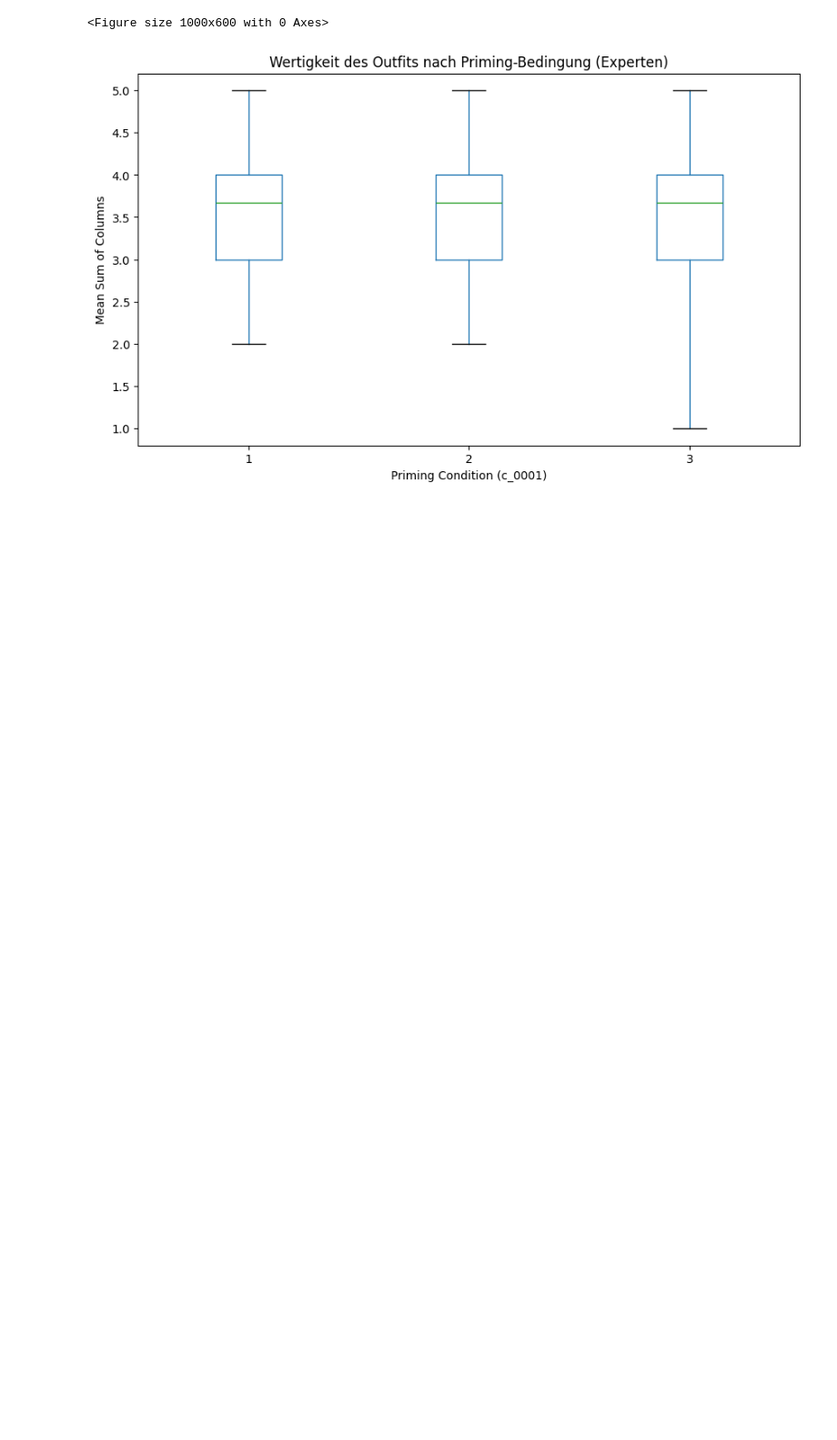
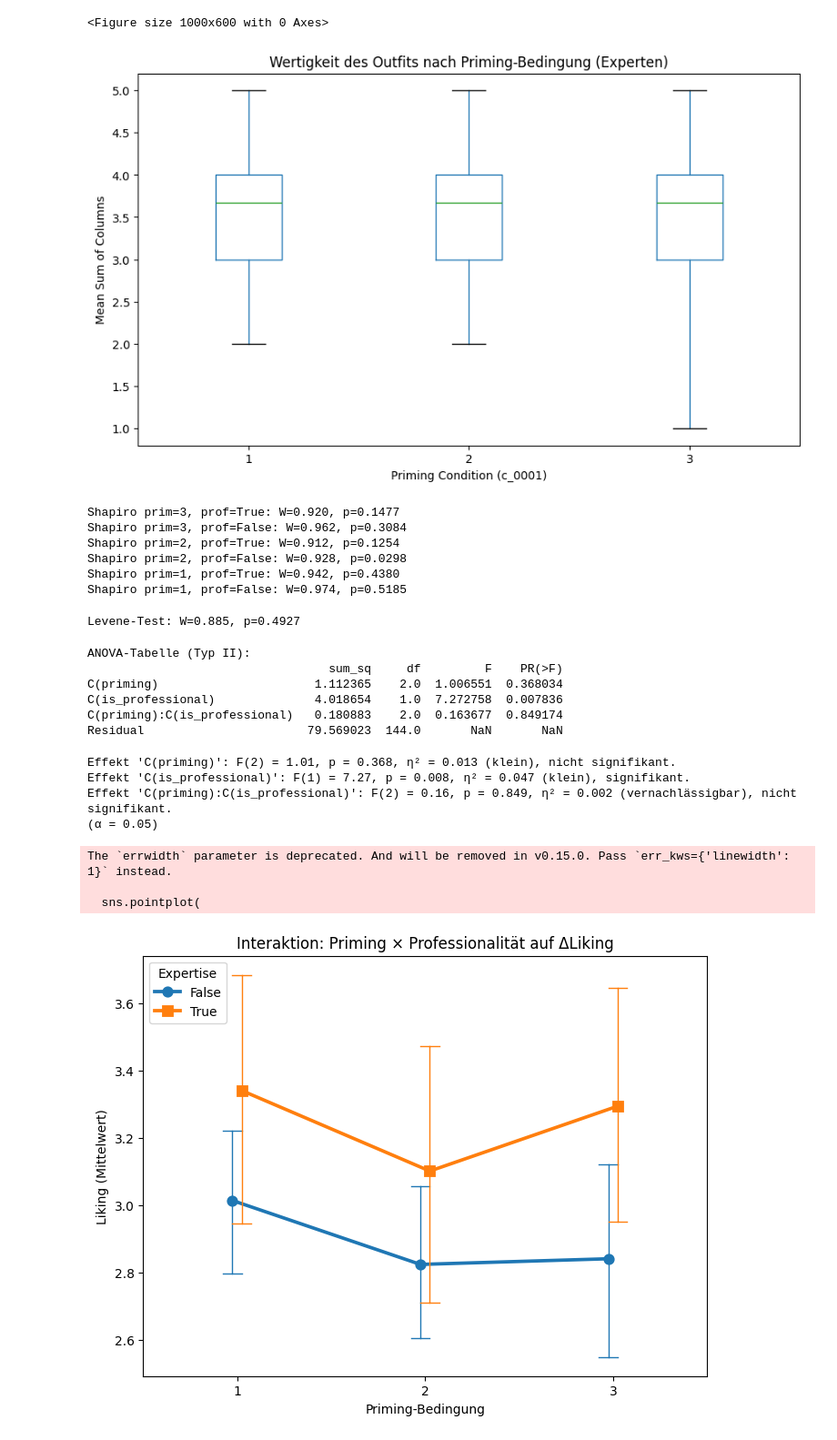
Before and after one commit to jkleinau/Datenanalyse, a Jupyter notebook: main.ipynb, the cells around one changed output. Shown at 91% size. Cells and saved outputs as stored; diff of their text form; code cells hidden in the pictures; blank space fills up the shorter version.

Commit message:
Added ANOVA analysis of first hypothesis

```diff
--- a/main.ipynb
+++ b/main.ipynb
@@ -453,3 +422,46 @@ plt.show()
 # %% [output]
 <Figure size 1000x600 with 0 Axes>
 [figure]
+# %%
+liking_columns = ['v_10959','v_10960','v_10961', 'v_10906','v_10907','v_10908','v_10915','v_10916','v_10917', 'v_10924','v_10925','v_10926', 'v_10933','v_10934','v_10935', 'v_10942','v_10943','v_10944', 'v_10951','v_10952','v_10953']
+# %%
+q_set = get_q_columns_from_v(liking_columns, rename_maps)
+columns_to_analyze = list(q_set)
+combined_df['mean_liking'] = combined_df[columns_to_analyze].mean(axis=1)
+
+for prim in combined_df['priming'].unique():
+    for prof in [True, False]:
+        grp = combined_df[(combined_df['priming']==prim) & (combined_df['is_professional']==prof)]['mean_liking']
+        if len(grp) >= 3:
+            W, p = shapiro(grp)
+            print(f"Shapiro prim={prim}, prof={prof}: W={W:.3f}, p={p:.4f}")
+# %% [output]
+Shapiro prim=3, prof=True: W=0.920, p=0.1477
+Shapiro prim=3, prof=False: W=0.962, p=0.3084
+Shapiro prim=2, prof=True: W=0.912, p=0.1254
+Shapiro prim=2, prof=False: W=0.928, p=0.0298
+Shapiro prim=1, prof=True: W=0.942, p=0.4380
+Shapiro prim=1, prof=False: W=0.974, p=0.5185
+# %%
+groups = [
+    combined_df[(combined_df['priming']==prim) & (combined_df['is_professional']==prof)]['mean_liking']
+    for prim in combined_df['priming'].unique()
+    for prof in [True, False]
+]
+W_le, p_le = levene(*groups)
+print(f"\nLevene-Test: W={W_le:.3f}, p={p_le:.4f}")
+# %% [output]
+Levene-Test: W=0.885, p=0.4927
+# %%
+model = ols('mean_liking ~ C(priming) * C(is_professional)', data=combined_df).fit()
+anova_table = sm.stats.anova_lm(model, typ=2)
+
+print("\nANOVA-Tabelle (Typ II):")
+print(anova_table)
+# %% [output]
+ANOVA-Tabelle (Typ II):
+                                  sum_sq     df         F    PR(>F)
+C(priming)                      1.112365    2.0  1.006551  0.368034
+C(is_professional)              4.018654    1.0  7.272758  0.007836
+C(priming):C(is_professional)   0.180883    2.0  0.163677  0.849174
+Residual                       79.569023  144.0       NaN       NaN
@@ -455,0 +506,24 @@ plt.show()
+# %%
+summarize_anova(anova_table)
+# %% [output]
+Effekt 'C(priming)': F(2) = 1.01, p = 0.368, η² = 0.013 (klein), nicht signifikant.
+Effekt 'C(is_professional)': F(1) = 7.27, p = 0.008, η² = 0.047 (klein), signifikant.
+Effekt 'C(priming):C(is_professional)': F(2) = 0.16, p = 0.849, η² = 0.002 (vernachlässigbar), nicht signifikant.
+(α = 0.05)
+# %%
+plt.figure(figsize=(8,6))
+sns.pointplot(
+    data=combined_df, x='priming', y='mean_liking', hue='is_professional',
+    dodge=True, markers=['o','s'], capsize=.1, errwidth=1
+)
+plt.title('Interaktion: Priming × Professionalität auf ΔLiking')
+plt.xlabel('Priming-Bedingung')
+# plt.yticks(range(0, 6, 1))
+plt.ylabel('Liking (Mittelwert)')
+plt.legend(title='Expertise')
+plt.show()
+# %% [output]
+The `errwidth` parameter is deprecated. And will be removed in v0.15.0. Pass `err_kws={'linewidth': 1}` instead.
+
+  sns.pointplot(
+[figure, added]
```
Also changed, not shown: parts of 6 cells of this notebook, 1 other file.
